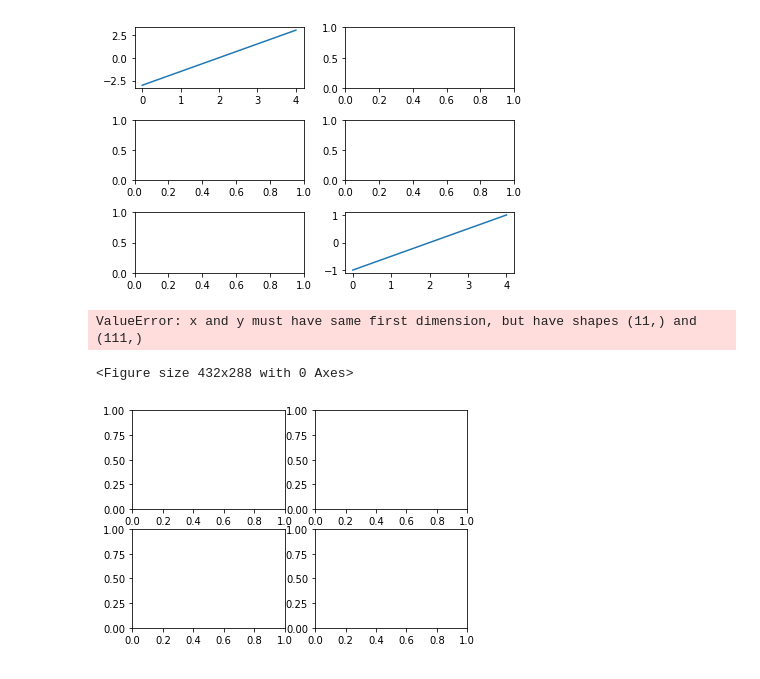
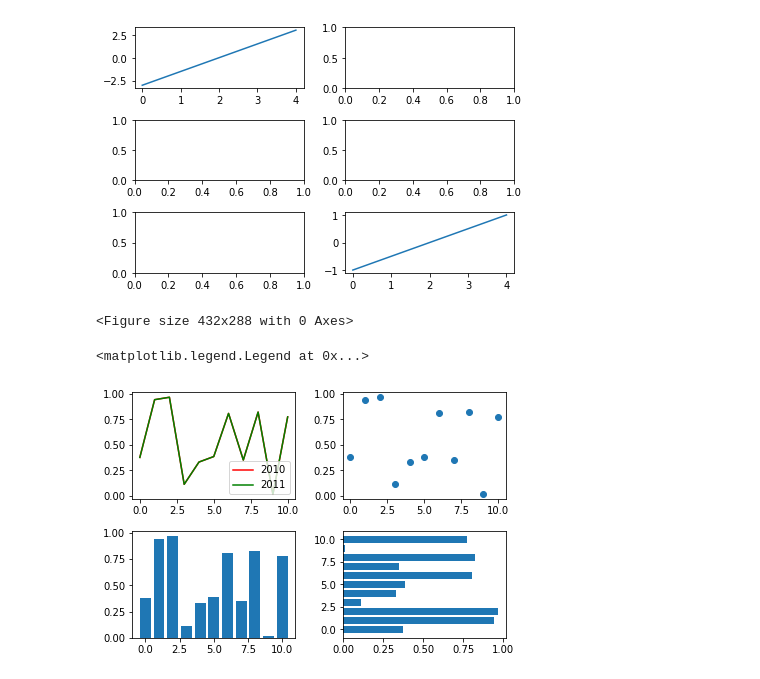
Before and after one commit to catstacks/TDADSBootcamp, a Jupyter notebook: IntroMatPlotLib.ipynb, the cells around one changed output. Drawn from its saved outputs; the diff is of its cells as text; code cells hidden in the pictures.

```diff
--- a/IntroMatPlotLib.ipynb
+++ b/IntroMatPlotLib.ipynb
@@ -24,18 +22,23 @@ ax2[0,0].plot(x,y2)
 # %% [output]
 [<matplotlib.lines.Line2D at 0x...>]
 [figure]
+# %%
+
+y1 = np.arange(0,110.10)
+y2 = np.random.random(11)
+x = np.arange(11)
+# %% [output]
+<Figure size 432x288 with 0 Axes>
 # %%
 fig3 = plt.figure()
-y1 = np.arange(0,110.10)
-y2 = np.random.random(11)
-x = np.arange(11)
-
-fig3, ax = plt.subplots(2,2)
-ax[0,0].plot(x,y1)
-ax[0,1].scatter(x,y2)
-ax[1,0].bar(x,y1)
-ax[1,1].barh(x,y1)
+ax3 = fig3.subplots(2,2)
+plt.tight_layout()
+ax3[0,0].plot(x,y2, color='red', label='2010')
+ax3[0,0].plot(x,y2, color='green', label='2011')
+ax3[0][1].scatter(x,y2)
+ax3[1,0].bar(x,y2)
+ax3[1,1].barh(x,y2)
+ax3[0,0].legend()
 # %% [output]
-ValueError: x and y must have same first dimension, but have shapes (11,) and (111,)
+<matplotlib.legend.Legend at 0x...>
-<Figure size 432x288 with 0 Axes>
-[figure, old version]
+[figure, new version]
```
Also changed, not shown: parts of 1 cell of this notebook.
